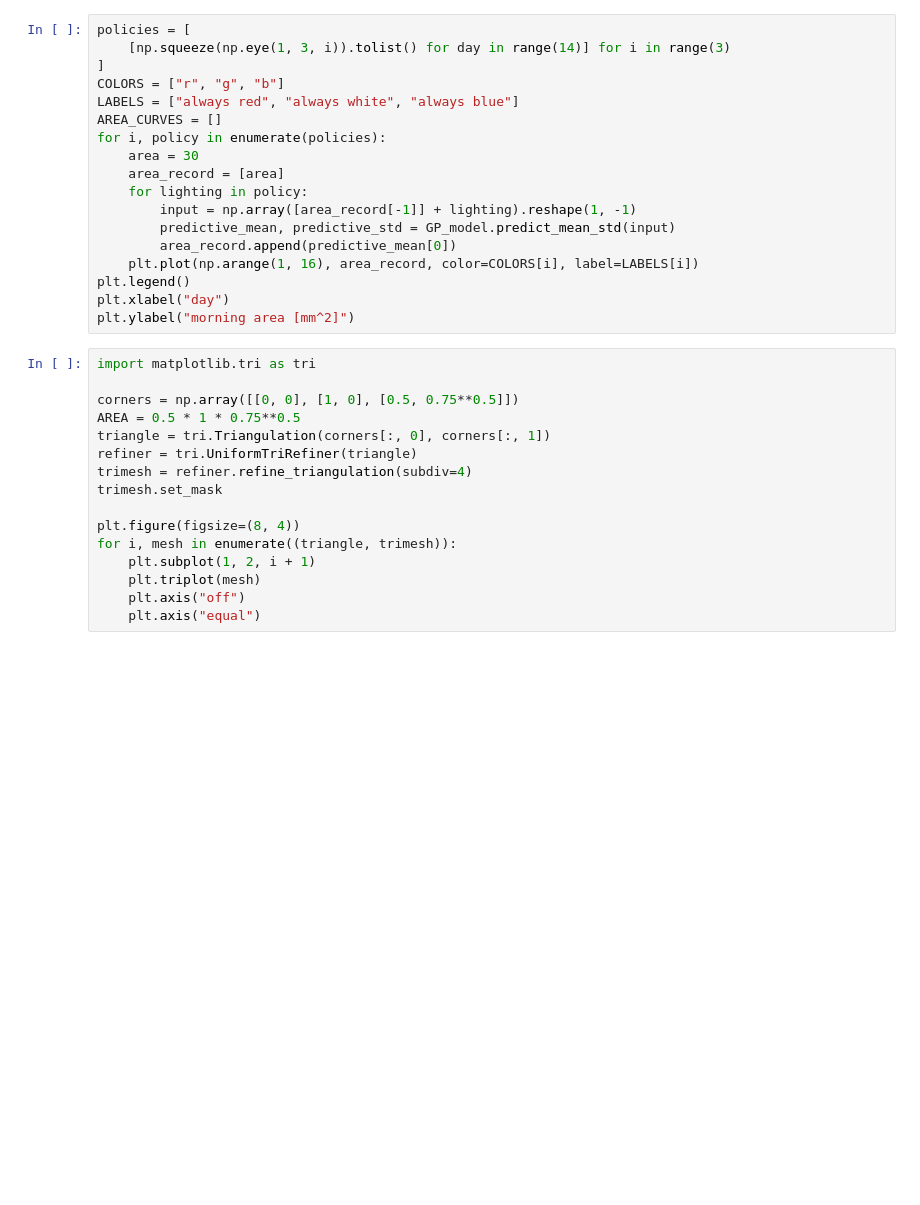
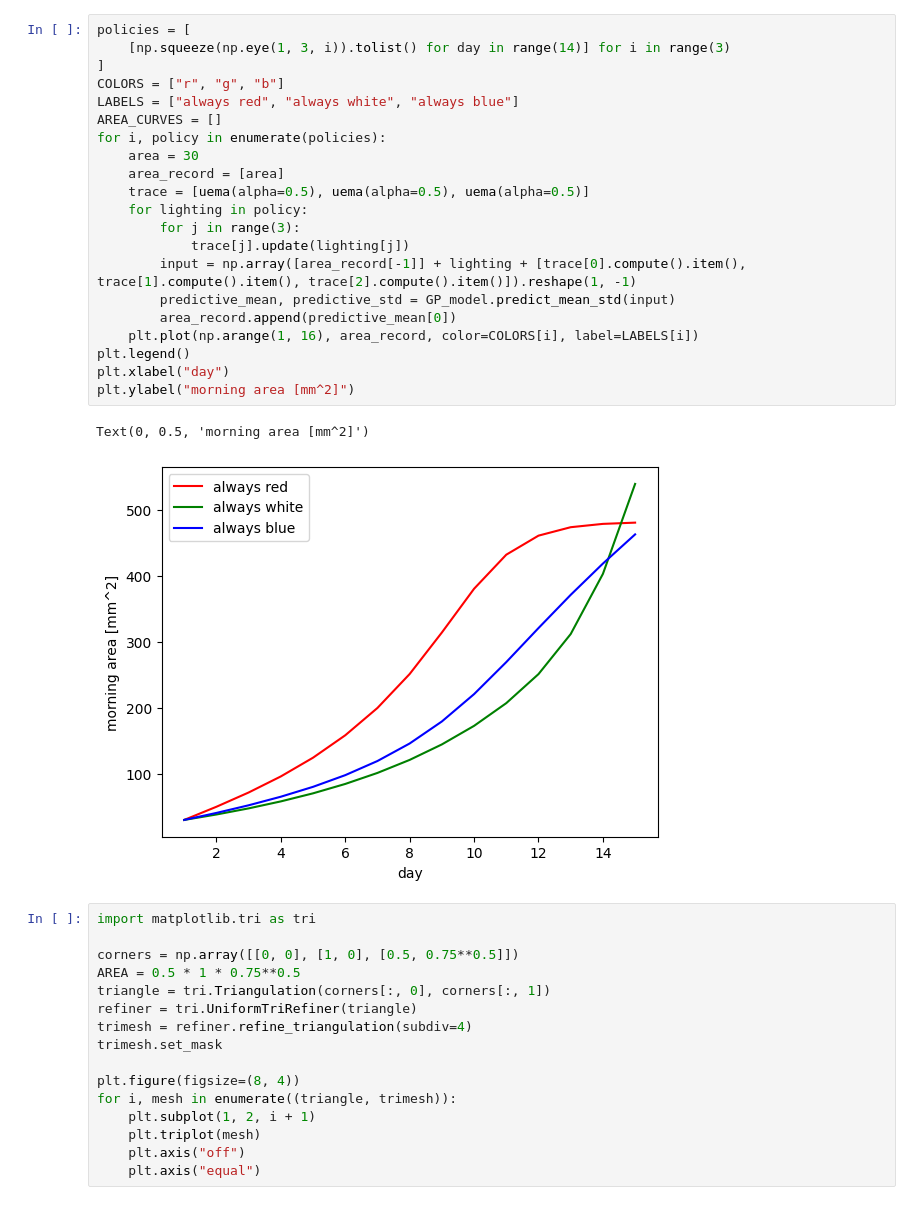
Before and after one commit to steventango/plant-rl, a Jupyter notebook: analysis/GP/analyze_GP_model.ipynb, the cells around one changed output. Saved outputs shown, nothing was run; the diff lists cells and outputs as text; blank space fills up the shorter version.

```diff
--- a/analysis/GP/analyze_GP_model.ipynb
+++ b/analysis/GP/analyze_GP_model.ipynb
@@ -46,21 +44,27 @@ ax.set_xlim([100, 650])
 # %%
 policies = [
     [np.squeeze(np.eye(1, 3, i)).tolist() for day in range(14)] for i in range(3)
 ]
 COLORS = ["r", "g", "b"]
 LABELS = ["always red", "always white", "always blue"]
 AREA_CURVES = []
 for i, policy in enumerate(policies):
     area = 30
     area_record = [area]
+    trace = [uema(alpha=0.5), uema(alpha=0.5), uema(alpha=0.5)]
     for lighting in policy:
-        input = np.array([area_record[-1]] + lighting).reshape(1, -1)
+        for j in range(3):
+            trace[j].update(lighting[j])
+        input = np.array([area_record[-1]] + lighting + [trace[0].compute().item(), trace[1].compute().item(), trace[2].compute().item()]).reshape(1, -1)
         predictive_mean, predictive_std = GP_model.predict_mean_std(input)
         area_record.append(predictive_mean[0])
     plt.plot(np.arange(1, 16), area_record, color=COLORS[i], label=LABELS[i])
 plt.legend()
 plt.xlabel("day")
 plt.ylabel("morning area [mm^2]")
+# %% [output]
+Text(0, 0.5, 'morning area [mm^2]')
+[figure, added]
 # %%
 import matplotlib.tri as tri
 
```
Also changed, not shown: parts of 8 cells of this notebook, 9 other files.
